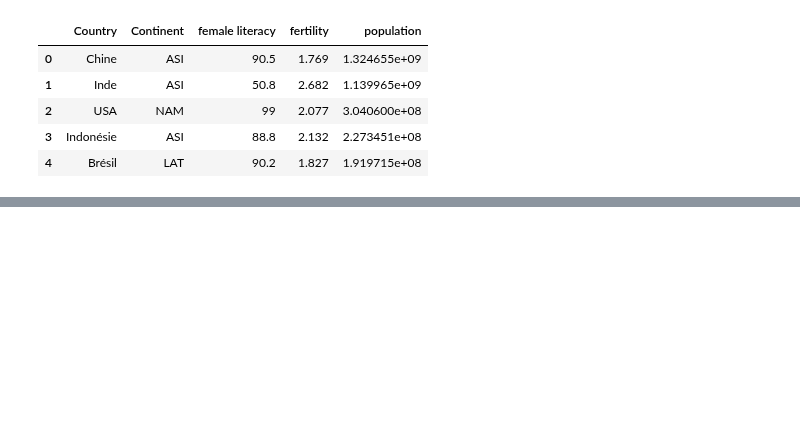
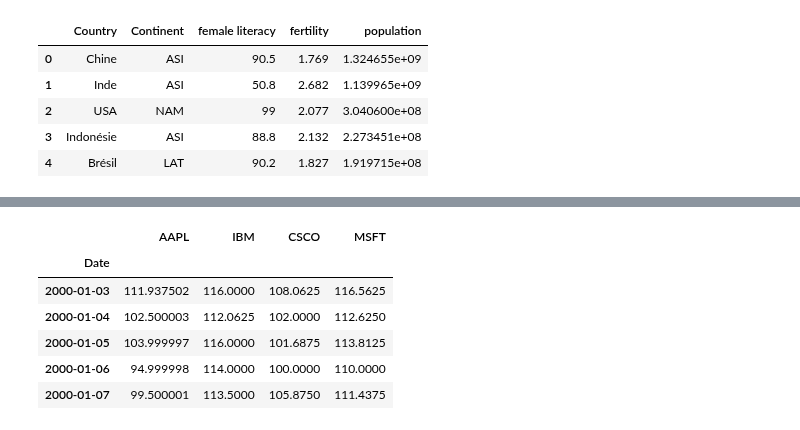
Before and after one commit to afminmax/DC-Data-Scientist-Lessons, a Jupyter notebook: 15-Python Bokeh/python-viz-2.ipynb, the cells around one changed output, grey strips where cells are left out. Drawn from its saved outputs; the diff is of its cells as text; code cells hidden in the pictures; blank space fills up the shorter version.

```diff
--- a/15-Python Bokeh/python-viz-2.ipynb
+++ b/15-Python Bokeh/python-viz-2.ipynb
@@ -222,3 +222,17 @@ show(p)
 # %% [output]
 [interactive output not drawn]
 [interactive output not drawn]
+# %%
+# create a datafram with a timeseries index
+stocks = pd.read_csv('stocks.csv', header = 0)
+stocks = stocks.set_index(pd.DatetimeIndex(stocks['Date']))
+stocks = stocks.drop(columns=['Date'])
+stocks.head()
+# %% [output]
+|  | AAPL | IBM | CSCO | MSFT |
+| Date |  |  |  |  |
+| 2000-01-03 | 111.937502 | 116.0000 | 108.0625 | 116.5625 |
+| 2000-01-04 | 102.500003 | 112.0625 | 102.0000 | 112.6250 |
+| 2000-01-05 | 103.999997 | 116.0000 | 101.6875 | 113.8125 |
+| 2000-01-06 | 94.999998 | 114.0000 | 100.0000 | 110.0000 |
+| 2000-01-07 | 99.500001 | 113.5000 | 105.8750 | 111.4375 |
```
Also changed, not shown: parts of 3 cells of this notebook.
